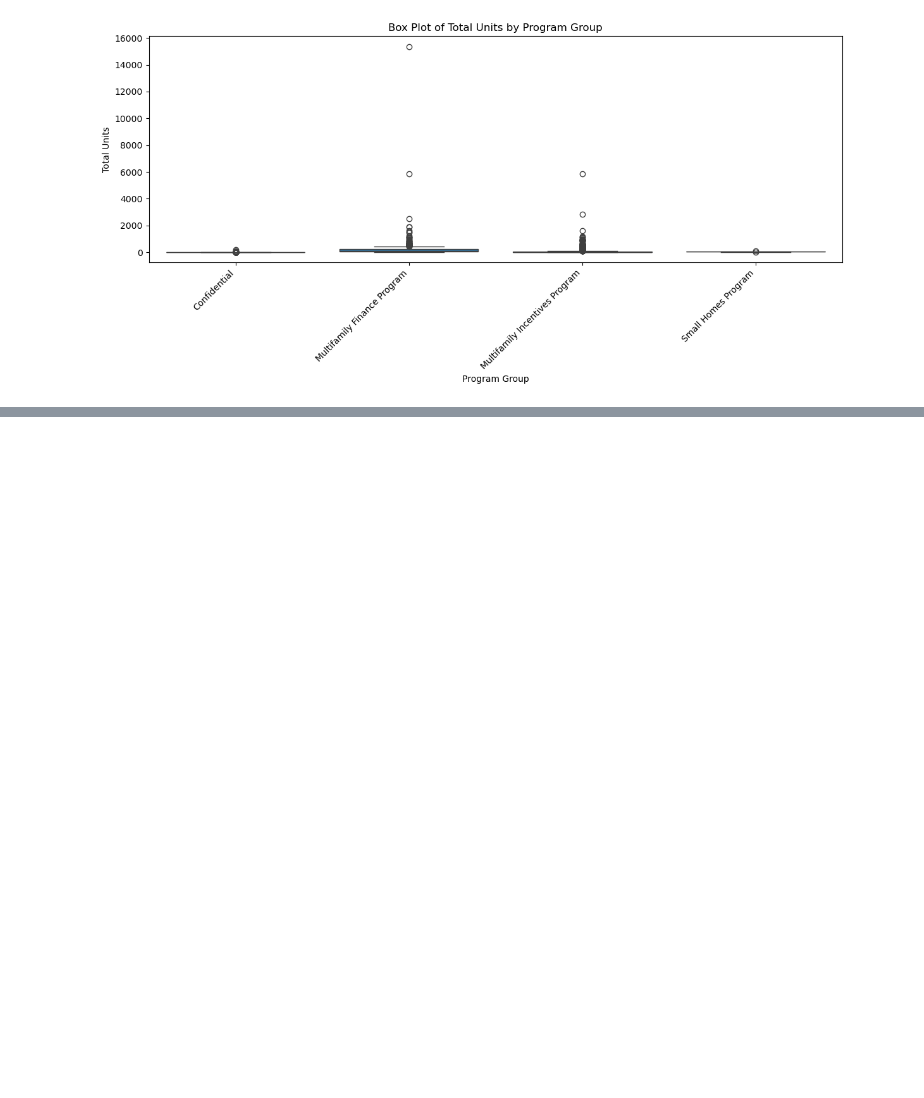
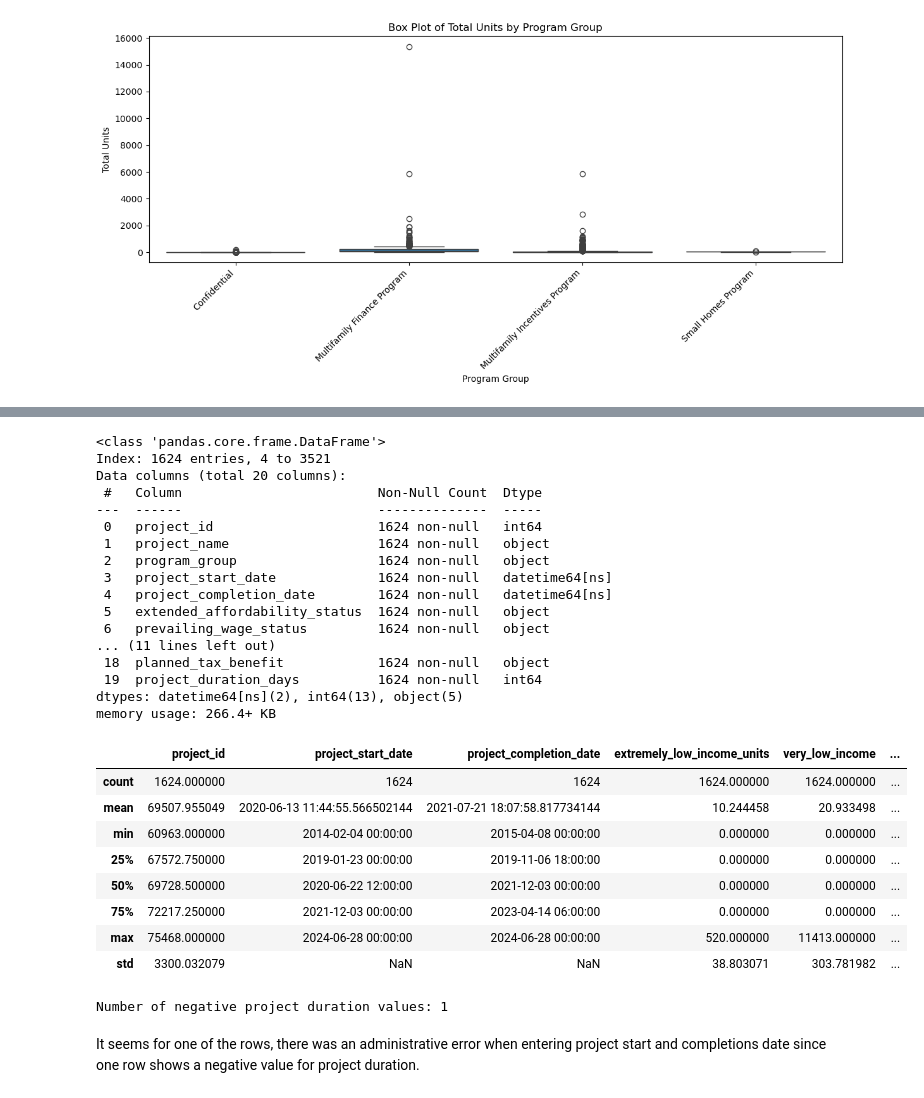
Before and after one commit to josuesimon/Phase1_Portfolio, a Jupyter notebook: Notebooks/christina_eda.ipynb, the cells around one changed output, grey strips where cells are left out. Drawn from its saved outputs; the diff is of its cells as text; code cells hidden in the pictures; blank space fills up the shorter version.

```diff
--- a/Notebooks/christina_eda.ipynb
+++ b/Notebooks/christina_eda.ipynb
@@ -148,0 +199,37 @@ plt.show()
+# %%
+df.info()
+df.describe()
+# %% [output]
+<class 'pandas.core.frame.DataFrame'>
+Index: 1624 entries, 4 to 3521
+Data columns (total 20 columns):
+ #   Column                         Non-Null Count  Dtype
+---  ------                         --------------  -----
+ 0   project_id                     1624 non-null   int64
+ 1   project_name                   1624 non-null   object
+ 2   program_group                  1624 non-null   object
+ 3   project_start_date             1624 non-null   datetime64[ns]
+ 4   project_completion_date        1624 non-null   datetime64[ns]
+ 5   extended_affordability_status  1624 non-null   object
+ 6   prevailing_wage_status         1624 non-null   object
+... (11 lines left out)
+ 18  planned_tax_benefit            1624 non-null   object
+ 19  project_duration_days          1624 non-null   int64
+dtypes: datetime64[ns](2), int64(13), object(5)
+memory usage: 266.4+ KB
+|  | project_id | project_start_date | project_completion_date | extremely_low_income_units | very_low_income | ... |
+| count | 1624.000000 | 1624 | 1624 | 1624.000000 | 1624.000000 | ... |
+| mean | 69507.955049 | 2020-06-13 11:44:55.566502144 | 2021-07-21 18:07:58.817734144 | 10.244458 | 20.933498 | ... |
+| min | 60963.000000 | 2014-02-04 00:00:00 | 2015-04-08 00:00:00 | 0.000000 | 0.000000 | ... |
+| 25% | 67572.750000 | 2019-01-23 00:00:00 | 2019-11-06 18:00:00 | 0.000000 | 0.000000 | ... |
+| 50% | 69728.500000 | 2020-06-22 12:00:00 | 2021-12-03 00:00:00 | 0.000000 | 0.000000 | ... |
+| 75% | 72217.250000 | 2021-12-03 00:00:00 | 2023-04-14 06:00:00 | 0.000000 | 0.000000 | ... |
+| max | 75468.000000 | 2024-06-28 00:00:00 | 2024-06-28 00:00:00 | 520.000000 | 11413.000000 | ... |
+| std | 3300.032079 | NaN | NaN | 38.803071 | 303.781982 | ... |
+# %%
+negative_duration_count = (df['project_duration_days'] < 0).sum()
+print(f"Number of negative project duration values: {negative_duration_count}")
+# %% [output]
+Number of negative project duration values: 1
+# %% [markdown]
+It seems for one of the rows, there was an administrative error when entering project start and completions date since one row shows a negative value for project duration.
```
Also changed, not shown: parts of 4 cells of this notebook.
